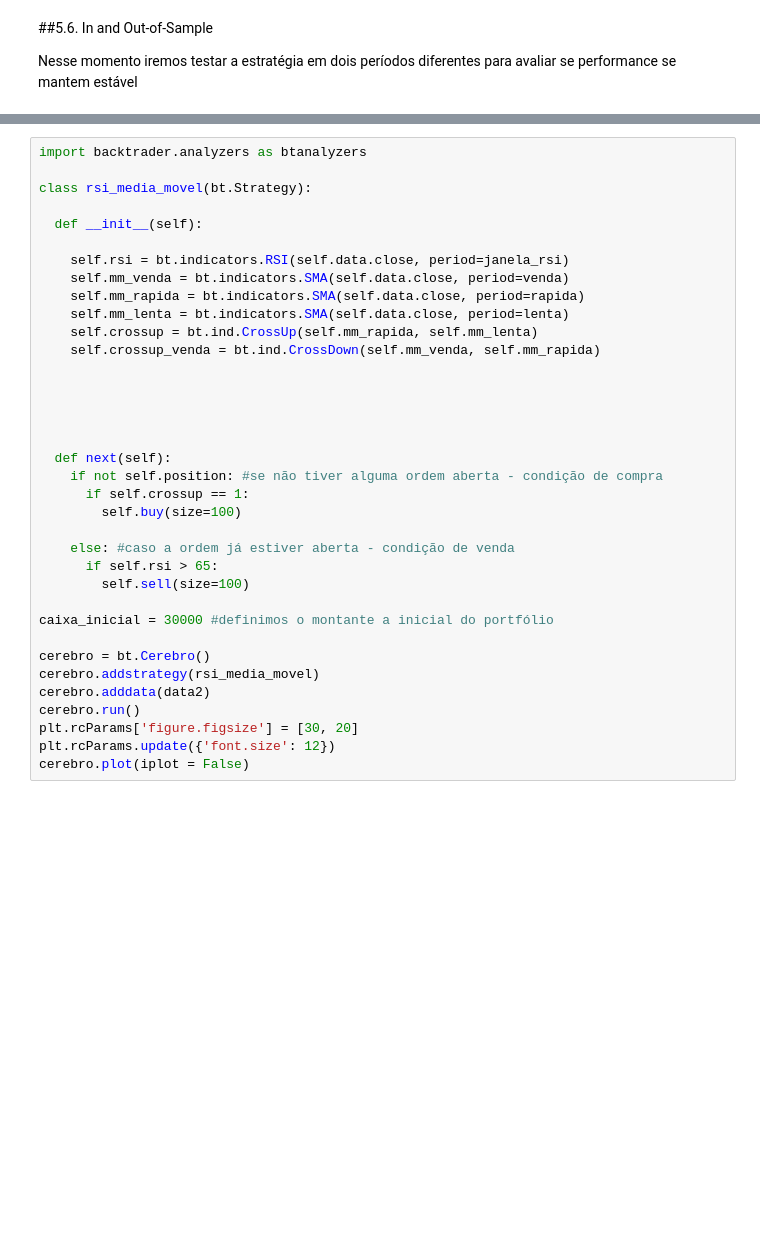
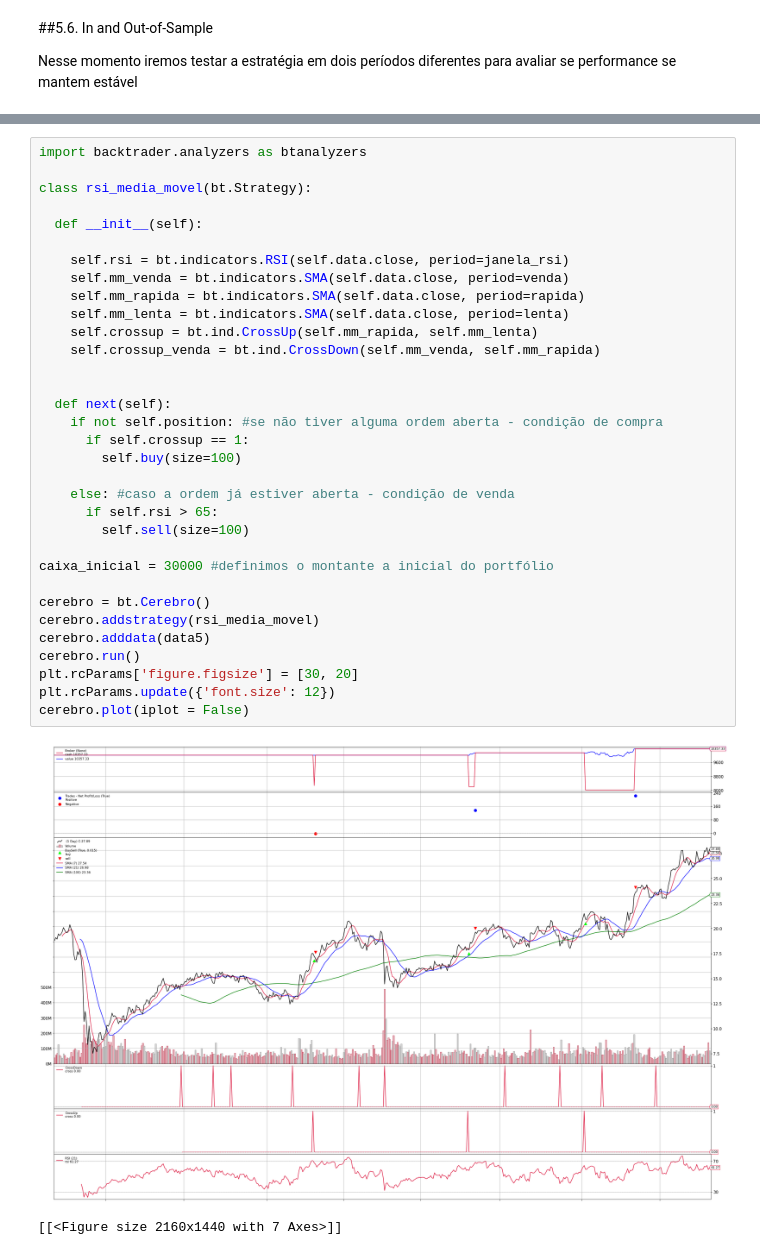
Before and after one commit to robertoricci/Curso-Data-Science-com-Python-Banco-MODAL, a Jupyter notebook: Python_para_Traders_Módulo_03_Backtesting.ipynb, the cells around one changed output, grey strips where cells are left out. Drawn from its saved outputs; the diff is of its cells as text; blank space fills up the shorter version.

```diff
--- a/Python_para_Traders_Módulo_03_Backtesting.ipynb
+++ b/Python_para_Traders_Módulo_03_Backtesting.ipynb
@@ -477,34 +488,34 @@ import backtrader.analyzers as btanalyzers
 
 class rsi_media_movel(bt.Strategy):
 
   def __init__(self):
 
     self.rsi = bt.indicators.RSI(self.data.close, period=janela_rsi)
     self.mm_venda = bt.indicators.SMA(self.data.close, period=venda)
     self.mm_rapida = bt.indicators.SMA(self.data.close, period=rapida)
     self.mm_lenta = bt.indicators.SMA(self.data.close, period=lenta)
     self.crossup = bt.ind.CrossUp(self.mm_rapida, self.mm_lenta)
     self.crossup_venda = bt.ind.CrossDown(self.mm_venda, self.mm_rapida)
 
 
-
-
-
   def next(self):
     if not self.position: #se não tiver alguma ordem aberta - condição de compra
       if self.crossup == 1:
         self.buy(size=100)
 
     else: #caso a ordem já estiver aberta - condição de venda
       if self.rsi > 65:
         self.sell(size=100)
 
 caixa_inicial = 30000 #definimos o montante a inicial do portfólio
 
 cerebro = bt.Cerebro()
 cerebro.addstrategy(rsi_media_movel)
-cerebro.adddata(data2)
+cerebro.adddata(data5)
 cerebro.run()
 plt.rcParams['figure.figsize'] = [30, 20]
 plt.rcParams.update({'font.size': 12})
 cerebro.plot(iplot = False)
+# %% [output]
+[figure, added]
+[[<Figure size 2160x1440 with 7 Axes>]]
```
Also changed, not shown: parts of 8 cells of this notebook.
